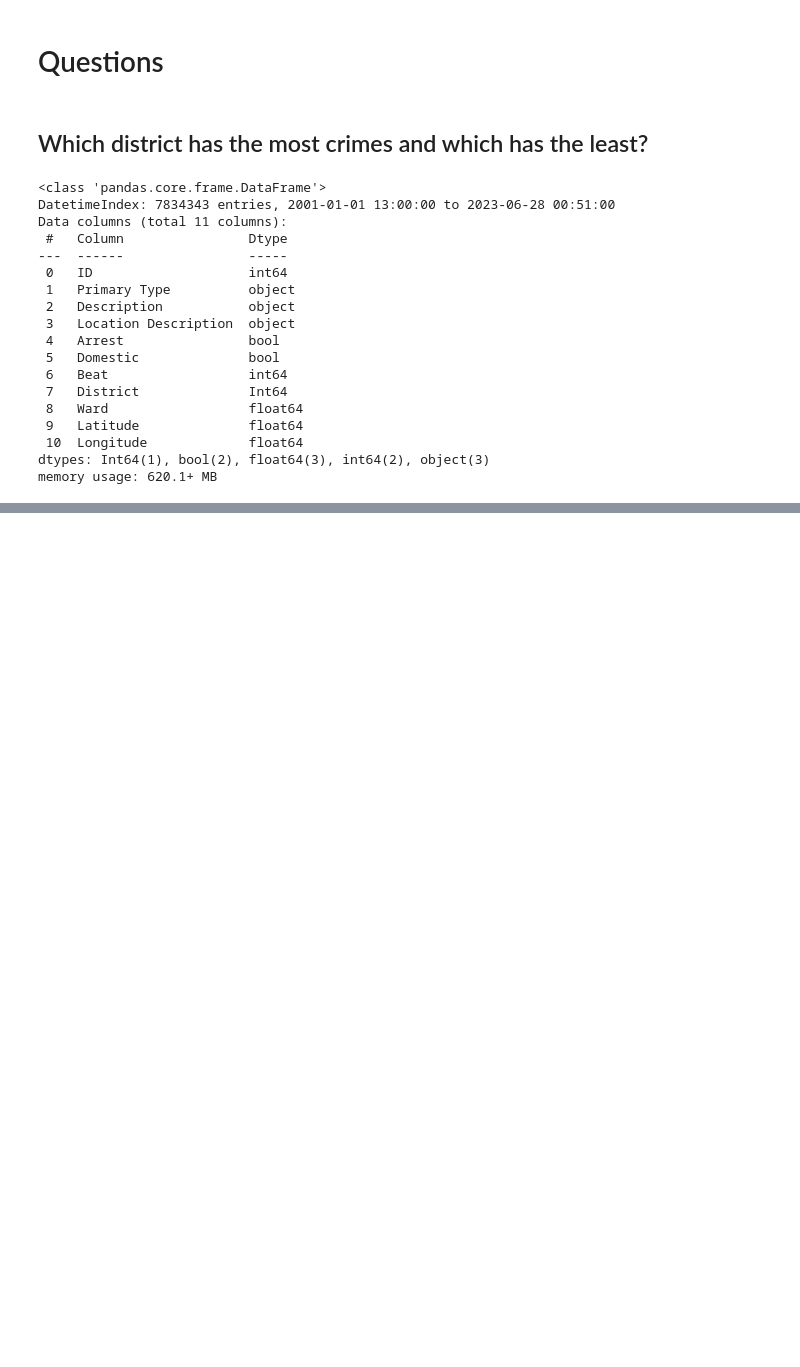
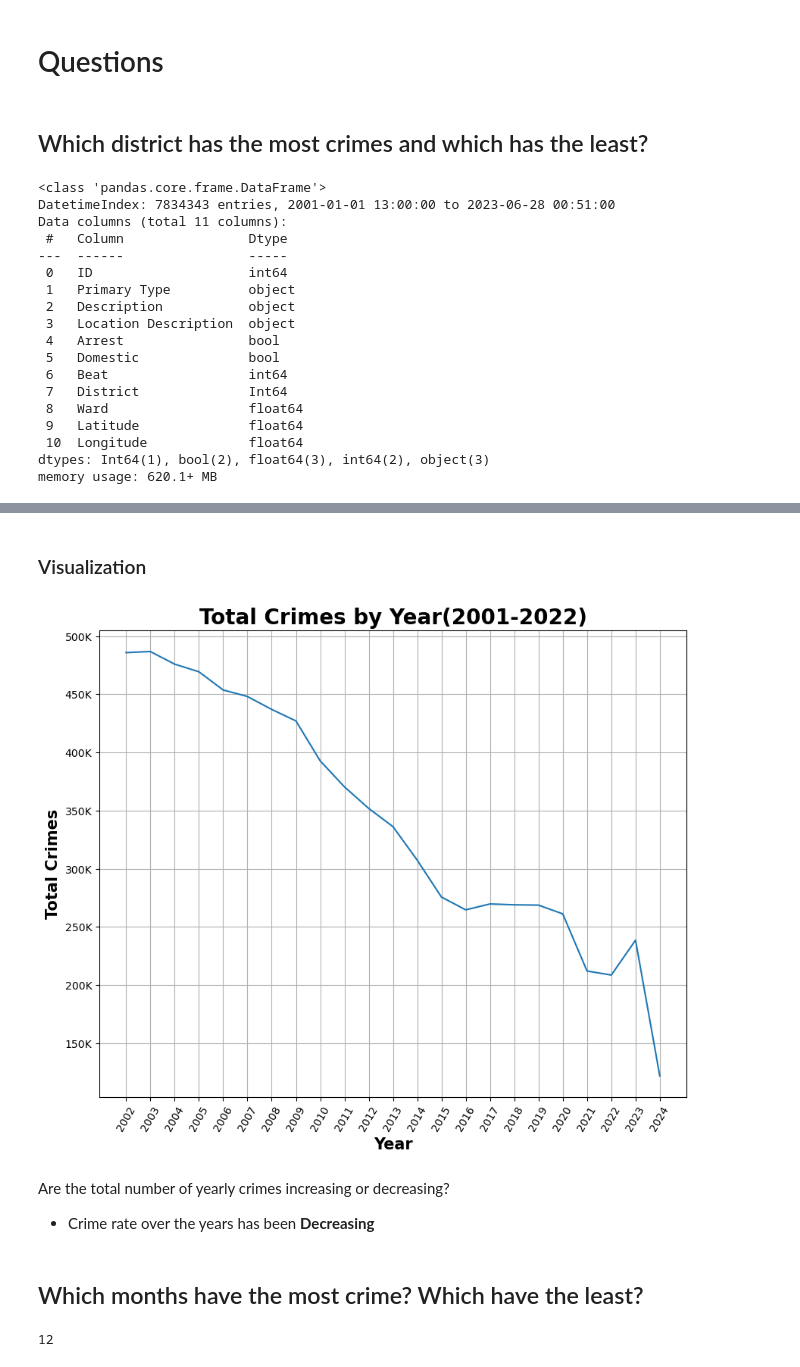
Before and after one commit to jaytrey777/Chicago-Crime-Statistics, a Jupyter notebook: Part 1.ipynb, the cells around one changed output, grey strips where cells are left out. Drawn from its saved outputs; the diff is of its cells as text; code cells hidden in the pictures; blank space fills up the shorter version.

```diff
--- a/Part 1.ipynb
+++ b/Part 1.ipynb
@@ -341,0 +347,4 @@ ax.set_xlabel('District', weight = 'bold');
+# %%
+yearly_crime = chicago_crime.resample('Y').size()
+
+yearly_crime
@@ -341,0 +369,34 @@ ax.set_xlabel('District', weight = 'bold');
+# %% [markdown]
+### Visualization
+# %%
+fig, ax = plt.subplots(figsize = (10, 8))
+ax = sns.lineplot(x = yearly_crime.index, y = yearly_crime.values)
+
+fmt_thous = mticks.FuncFormatter(thousands)
+ax.yaxis.set_major_formatter(fmt_thous)
+
+major_ticks_loc = mdates.YearLocator(1)
+major_ticks_format = mdates.DateFormatter('%Y')
+x_years = pd.date_range(start = '2002', end = '2024', freq = 'AS')
+plt.xticks(x_years, [year.year for year in x_years])
+
+plt.xticks(rotation = 60)
+ax.grid()
+
+ax.set_title('Total Crimes by Year(2001-2022)', fontsize = 20, weight = 'bold')
+ax.set_ylabel('Total Crimes', fontsize = 15, weight = 'bold')
+ax.set_xlabel('Year', fontsize = 15, weight = 'bold');
+# %% [output]
+[figure, added]
+# %% [markdown]
+Are the total number of yearly crimes increasing or decreasing?
+- Crime rate over the years has been **Decreasing**
+# %% [markdown]
+## Which months have the most crime? Which have the least?
+# %%
+monthly = df.copy()
+monthly['Month'] = monthly['Date'].dt.month_name()
+
+monthly['Month'].nunique()
+# %% [output]
+12
```
Also changed, not shown: parts of 21 cells of this notebook.
